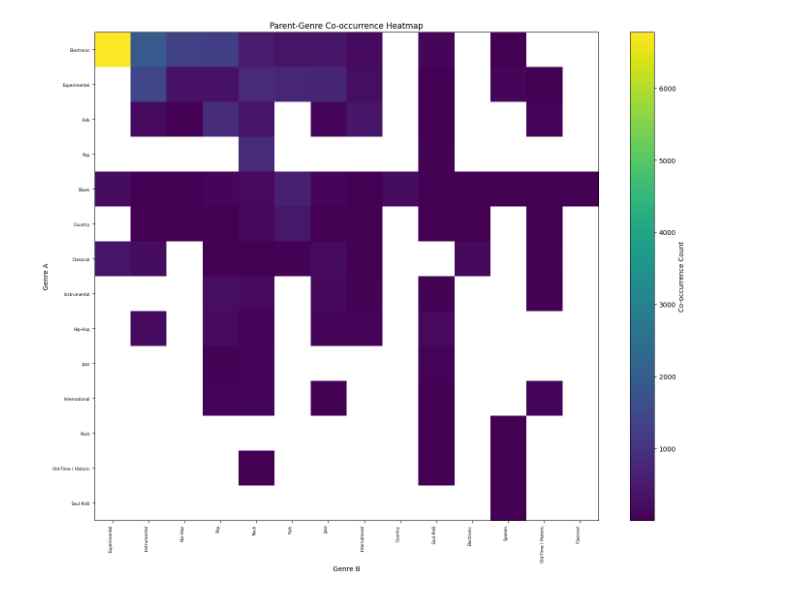
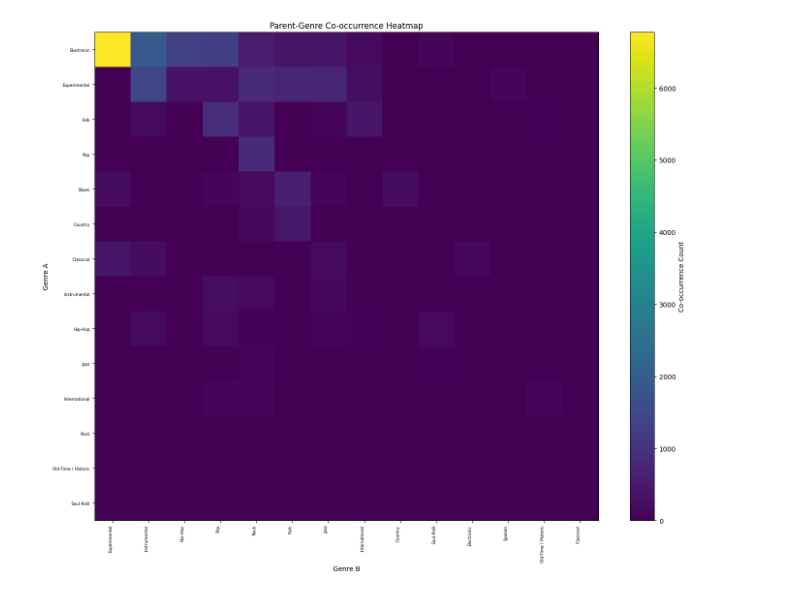
Before and after one commit to StavrosArm/genre-guided-music-transformation, a Jupyter notebook: eda/cross_appearance.ipynb, the cells around one changed output. Saved outputs shown, nothing was run; the diff lists cells and outputs as text; code cells hidden in the pictures.

```diff
--- a/eda/cross_appearance.ipynb
+++ b/eda/cross_appearance.ipynb
@@ -591,28 +602,32 @@ heatmap_df = co_occurrence.pivot(
 # %%
 import numpy as np
 
-genres = heatmap_df["genre"].to_list()
-labels_x = heatmap_df.columns[1:]
+heatmap_df_filled = heatmap_df.fill_null(0)
+
+genres = heatmap_df_filled["genre"].to_list()
+labels_x = heatmap_df_filled.columns[1:]
 labels_y = genres
-matrix = heatmap_df.drop("genre").to_numpy()
+
+matrix = heatmap_df_filled.select(labels_x).to_numpy()
+
 n = len(labels_x)
 
 fig, ax = plt.subplots(figsize=(20, 16))
 
 cax = ax.imshow(matrix, aspect='auto')
 fig.colorbar(cax, label="Co-occurrence Count")
 
 ax.set_xticks(np.arange(n))
 ax.set_xticklabels(labels_x, rotation=90, ha='right', fontsize=6)
 ax.set_yticks(np.arange(len(labels_y)))
 ax.set_yticklabels(labels_y, fontsize=6)
 
 plt.subplots_adjust(bottom=0.25, left=0.25)
 
 ax.set_title("Parent-Genre Co-occurrence Heatmap")
 ax.set_xlabel("Genre B")
 ax.set_ylabel("Genre A")
 
 plt.show()
 # %% [output]
-[figure, old version]
+[figure, new version]
```
Also changed, not shown: parts of 11 cells of this notebook, 1 other file.
